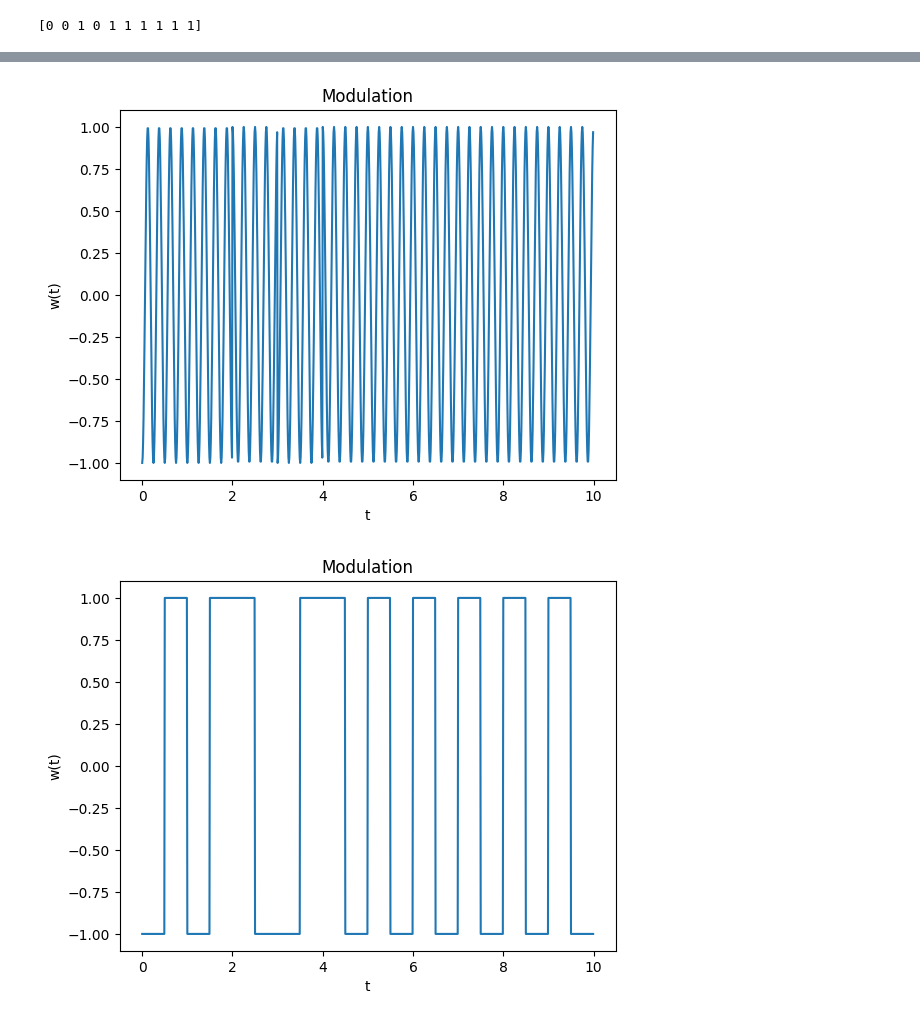
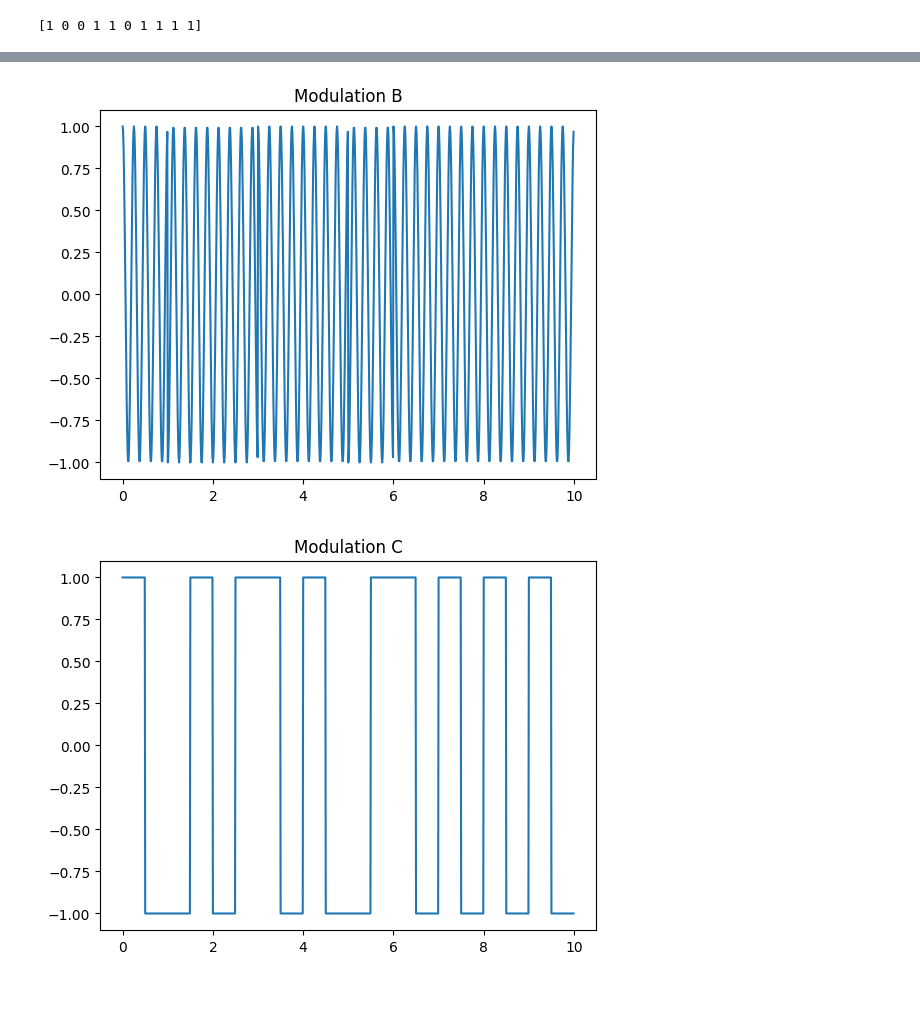
Before and after one commit to zuce68/TP_CommunicationNum, a Jupyter notebook: TP1/tp1.ipynb, the cells around one changed output, grey strips where cells are left out. Drawn from its saved outputs; the diff is of its cells as text; code cells hidden in the pictures; blank space fills up the shorter version.

```diff
--- a/TP1/tp1.ipynb
+++ b/TP1/tp1.ipynb
@@ -1,21 +1,24 @@
+# %%
+import comnumfip
+N=10
+seq = comnumfip.randmary(N,[0.3, 0.7])
+print(seq)
+seq16 = comnumfip.bin2mary(seq,N)
+# %% [output]
+[1 0 0 1 1 0 1 1 1 1]
 # %%
-import comnumfip
+
 import matplotlib.pyplot as plt
-def showSignal(mod,point):
+import scipy.signal as signal
+
+def showSignal(mod,point,title):
     plt.plot(mod,point)
-
     # Des légendes, c'est toujours bien !
-    plt.xlabel("t")
-    plt.ylabel("w(t)")
-    plt.title("Modulation")
-
+    plt.title(title)
     # Affichage (pas toujours nécessaire, mais parfois c'est indispensable)
     plt.show()
 
-N=10
-seq = comnumfip.randmary(N,[0.3, 0.7])
-print(seq)
-seq16 = comnumfip.bin2mary(seq,N)
+
 
 modA,pointA = comnumfip.mod_a(seq,1,1)
 modB,pointB = comnumfip.mod_b(seq,1,1)
@@ -24,10 +27,32 @@ modD,pointD = comnumfip.mod_d(seq,1,1)
 
 modE,pointE = comnumfip.mod_e(seq16,1,1)
 
-showSignal(modA,pointA)
-showSignal(modB,pointB)
-showSignal(modC,pointC)
-showSignal(modD,pointD)
-showSignal(modE,pointE)
+showSignal(modA,pointA,"Modulation A")
+showSignal(modB,pointB,"Modulation B")
+showSignal(modC,pointC,"Modulation C")
+showSignal(modD,pointD,"Modulation D")
+showSignal(modE,pointE,"Modulation E")
+
+#1 AMI BD
+#2 BPSK Porteuse
+#3 Manchester BD
+#4 NRZ BD
+#5 16-QAM Porteuse
+
+xA,yA = signal.periodogram(pointA,fs=100)
+xB,yB = signal.periodogram(pointB,fs=100)
+xC,yC = signal.periodogram(pointC,fs=100)
+xD,yD = signal.periodogram(pointD,fs=100)
+xE,yE = signal.periodogram(pointE,fs=100)
+showSignal(xA,yA,"Densité spectrale A")
+showSignal(xB,yB,"Densité spectrale B")
+showSignal(xC,yC,"Densité spectrale C")
+showSignal(xD,yD,"Densité spectrale D")
+showSignal(xE,yE,"Densité spectrale E")
+
+#Harmonique dans le spectre signifie que la largeur de bande de la modulation est grande
+#On veut une largeur de bande la plus peitite possible pour pas bouffer de la bande passante
+#AMI est moins bon pour la robustesse au bruit car il passe par 0
+#Est ce que si on iverse ça va marcher ? Inversion de polarité
+# BUS SPI etc on va travailler en bande de base car c'est une communication par câble, Ils utilisents nrz etc...
 # %% [output]
-[0 0 1 0 1 1 1 1 1 1]
@@ -35,2 +60,2 @@ showSignal(modE,pointE)
-[figure, old version]
+[figure, new version]
-[figure, old version]
+[figure, new version]
```
Also changed, not shown: parts of 1 cell of this notebook, 1 other file.
